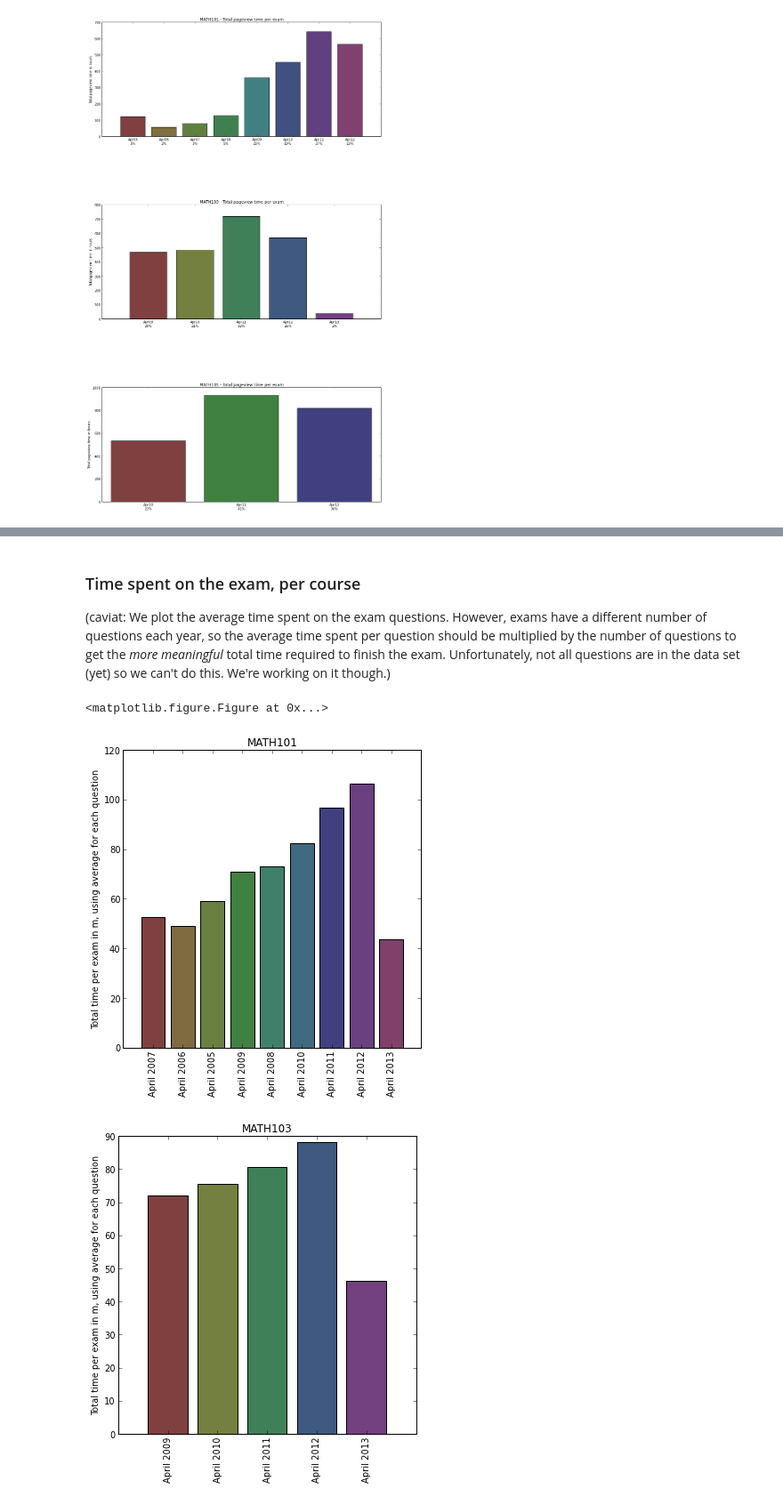
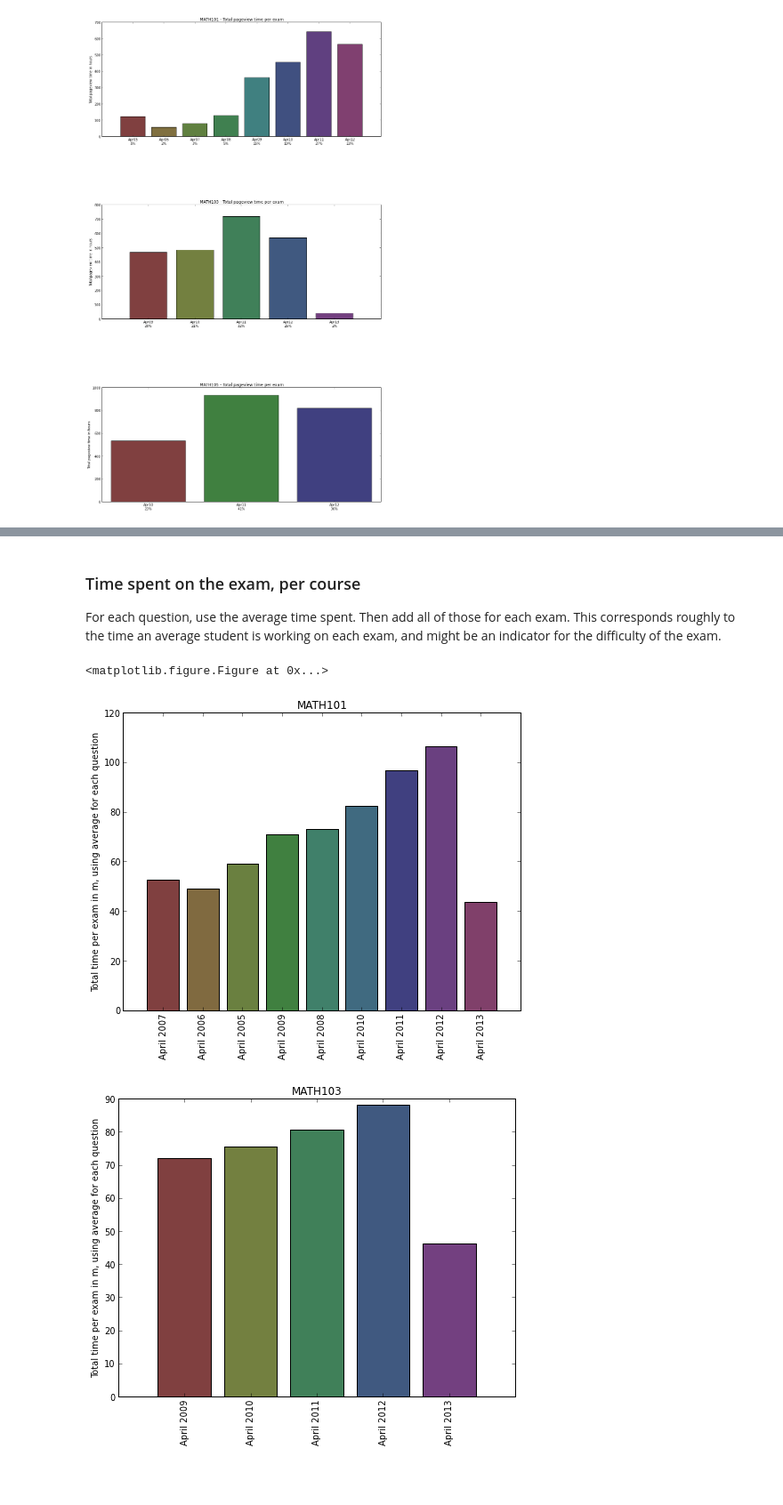
Before and after one commit to MathEducationResources/google-analytics, a Jupyter notebook: mer_py_google_analytics.ipynb, the cells around one changed output, grey strips where cells are left out. Shown at 89% size. Drawn from its saved outputs; the diff is of its cells as text; code cells hidden in the pictures; blank space fills up the shorter version.

Commit message:
Remove some of the more confusing plots for the lunch series talk

```diff
--- a/mer_py_google_analytics.ipynb
+++ b/mer_py_google_analytics.ipynb
@@ -160,11 +134,0 @@ plt.savefig('total_pageview_per_exam_101_103_105.png')
-# %%
-plt.figure(figsize(13,80))
-plt.subplots_adjust(hspace=0.6)
-count = 0
-for course in list_courses(current_term_dict):
-    for exam in list_exams(current_term_dict, course):
-        if len(list_questions(current_term_dict, course, exam)) > 1:
-            count += 1
-        plt.subplot(10,2,count)
-        plot_question_dist(current_term_dict, course, exam, 'avg_time', 'bar')
-plt.savefig('avg_time_per_question_101_103_105.png')
@@ -186,11 +134,0 @@ This is just a check to build trust in the data set. If students finish an exam
-# %%
-plt.figure(figsize(13,80))
-plt.subplots_adjust(hspace=0.6)
-count = 0
-for course in list_courses(dict_all):
-    for exam in list_exams(dict_all, course):
-        if len(list_questions(dict_all, course, exam)) > 1:
-            count += 1
-        plt.subplot(22,2,count)
-        plot_question_dist(dict_all, course, exam, 'pageviews', 'bar')
-plt.savefig('pageviews_per_question_101_103_105.png')
@@ -199,17 +135,16 @@ plt.savefig('pageviews_per_question_101_103_105.png')
-# %% [markdown]
-### Time spent on the exam, per course
-
-(caviat: We plot the average time spent on the exam questions. However, exams have a different number of questions each year, so the average time spent per question should be multiplied by the number of questions to get the *more meaningful* total time required to finish the exam. Unfortunately, not all questions are in the data set (yet) so we can't do this. We're working on it though.)
+# %% [markdown]
+### Time spent on the exam, per course
+
+For each question, use the average time spent. Then add all of those for each exam. This corresponds roughly to the time an average student is working on each exam, and might be an indicator for the difficulty of the exam.
 # %%
 #plt.figure(figsize(9,9))
 total_exam_time = get_total_exam_time(current_term_dict)
 plt.subplots_adjust(hspace=0.4)
 for count,course in enumerate(total_exam_time):
-    plt.figure(figsize(6,6))
+    plt.figure(figsize(8,6))
     print_total_exam_time(total_exam_time, course)
-plt.savefig('total_exam_time_101_103_105.png')
-plt.show()
+    plt.savefig('total_exam_time_' + str(count) + '.png')
 # %% [output]
 <matplotlib.figure.Figure at 0x...>
-[figure, old version]
+[figure, new version]
-[figure, old version]
+[figure, new version]
```
Also changed, not shown: parts of 9 cells of this notebook.
